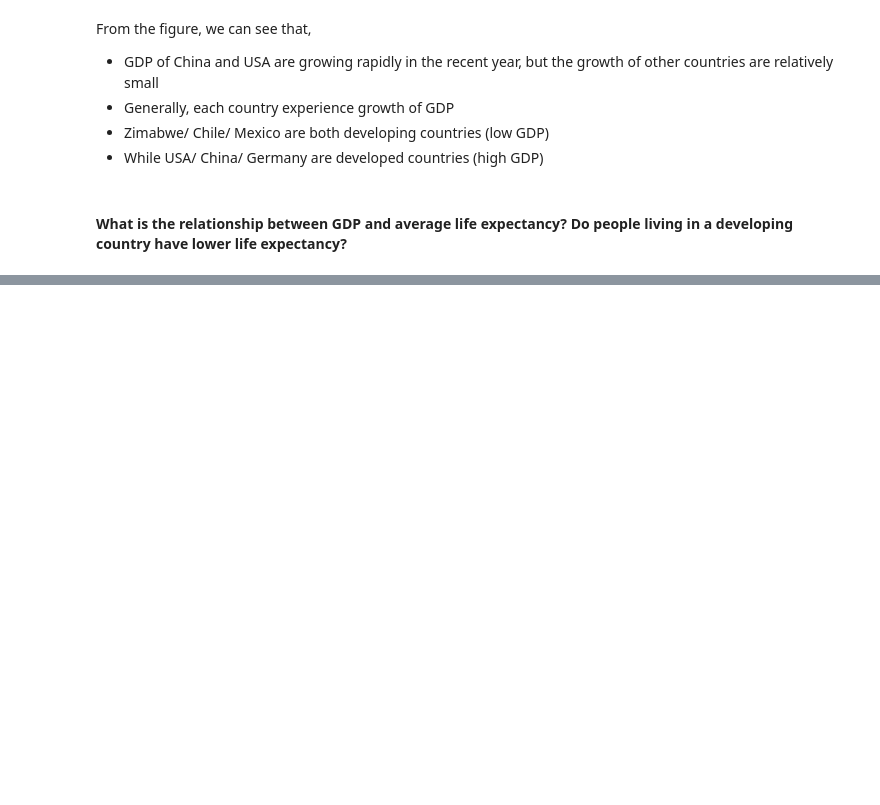
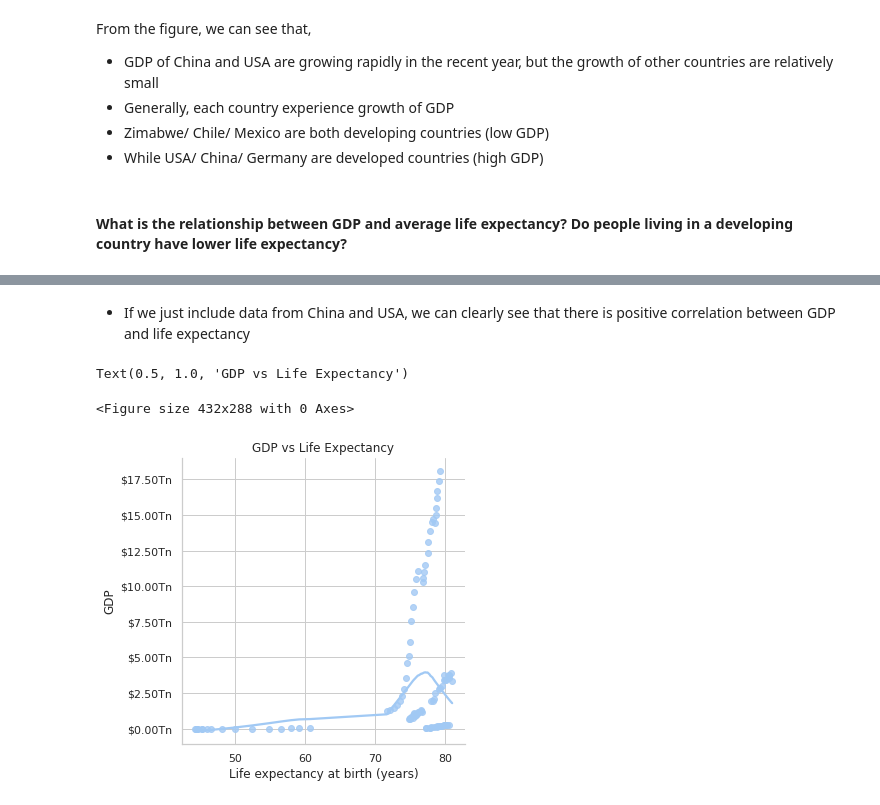
Before and after one commit to hktikhin/life-expectancy-gdp, a Jupyter notebook: life_expectancy_gdp.ipynb, the cells around one changed output, grey strips where cells are left out. Saved outputs shown, nothing was run; the diff lists cells and outputs as text; code cells hidden in the pictures; blank space fills up the shorter version.

```diff
--- a/life_expectancy_gdp.ipynb
+++ b/life_expectancy_gdp.ipynb
@@ -127,0 +145,18 @@ From the figure, we can see that,
+# %% [markdown]
+- If we just include data from China and USA, we can clearly see that there is positive correlation between GDP and life expectancy
+# %%
+plt.clf()
+g = sns.lmplot(
+    data = df,
+    x = "Life expectancy at birth (years)",
+    y = "GDP",
+    #hue = "Country",
+    lowess = True
+)
+g.ax.formatter = FuncFormatter(trillion)
+g.ax.yaxis.set_major_formatter(formatter)
+g.ax.set_title("GDP vs Life Expectancy")
+# %% [output]
+Text(0.5, 1.0, 'GDP vs Life Expectancy')
+<Figure size 432x288 with 0 Axes>
+[figure, added]
```
Also changed, not shown: parts of 13 cells of this notebook.
